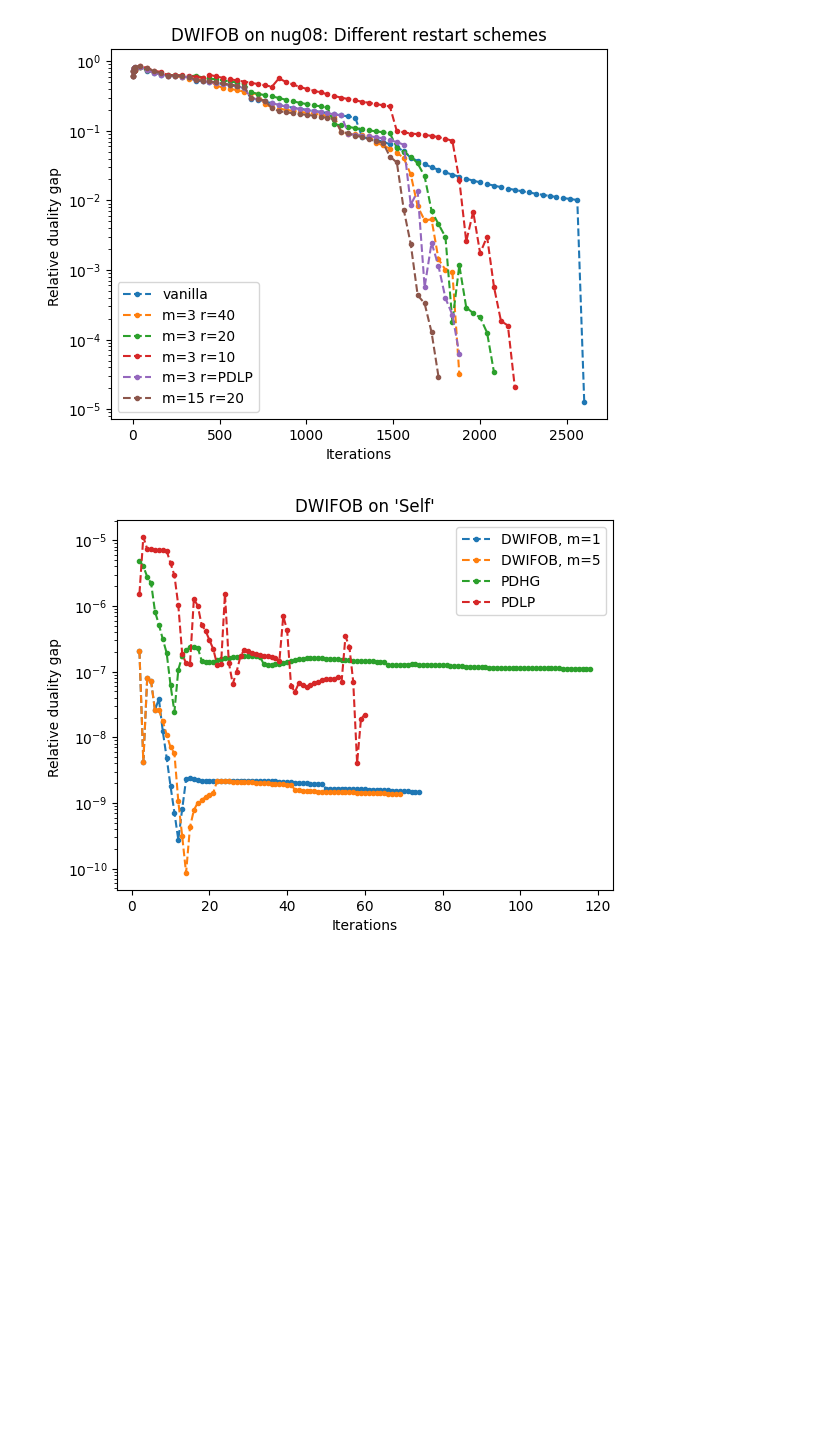
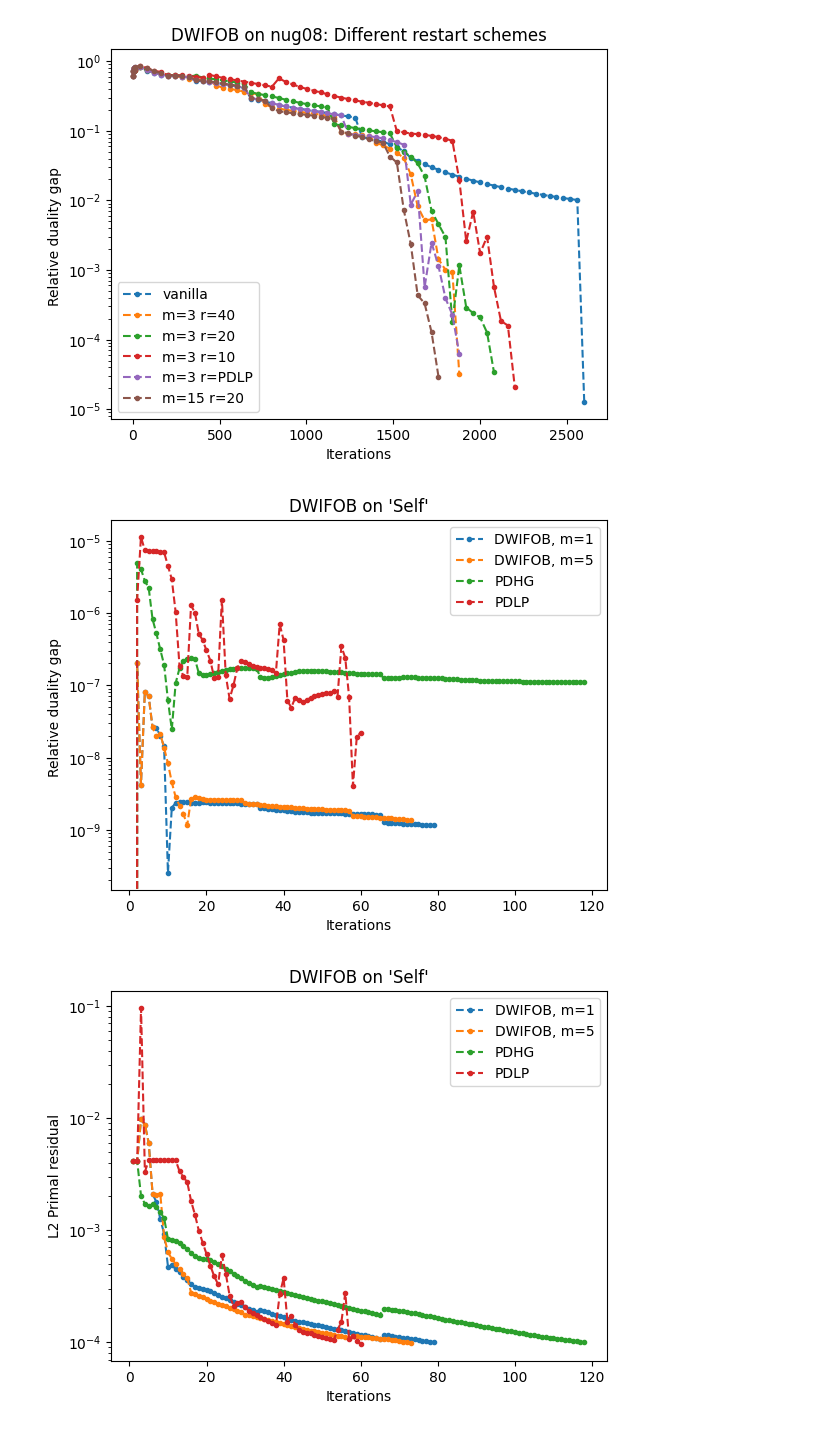
Before and after one commit to TheodorAT/MasterThesis, a Jupyter notebook: scripts/plot_convergences.ipynb, the cells around one changed output. Drawn from its saved outputs; the diff is of its cells as text; code cells hidden in the pictures; blank space fills up the shorter version.

Commit message:
Added primal and dual feasibility to saved convergence data.

```diff
--- a/scripts/plot_convergences.ipynb
+++ b/scripts/plot_convergences.ipynb
@@ -234,21 +238,43 @@ plt.legend();
 # %% [output]
 [figure]
 # %%
-# Comparing different restart schemes:
 dwifob_self_solve_m1 = plot_info_self_1e4["self_dwifob_org_+primal_weight_restart=40_1e-4_m=1"]
 dwifob_self_solve_m5 = plot_info_self_1e4["self_dwifob_org_+primal_weight_restart=40_1e-4_m=5"]
 pdgh_self_solve = plot_info_self_1e4["self_baseline_pdhg_1e-4"]
 pdlp_self_solve = plot_info_self_1e4["self_baseline_+step_size_1e-4"]
 
-plt.plot(dwifob_self_solve_m1["iterations"][1:], dwifob_self_solve_m1["rel_duality_gap"][1:], ".--", label="DWIFOB, m=1")
-plt.plot(dwifob_self_solve_m5["iterations"][1:], dwifob_self_solve_m5["rel_duality_gap"][1:], ".--", label="DWIFOB, m=5")
-plt.plot(pdgh_self_solve["iterations"][1:], pdgh_self_solve["rel_duality_gap"][1:], ".--", label="PDHG")
-plt.plot(pdlp_self_solve["iterations"][1:], pdlp_self_solve["rel_duality_gap"][1:], ".--", label="PDLP")
+plt.plot(dwifob_self_solve_m1["iterations"], dwifob_self_solve_m1["rel_duality_gap"], ".--", label="DWIFOB, m=1")
+plt.plot(dwifob_self_solve_m5["iterations"], dwifob_self_solve_m5["rel_duality_gap"], ".--", label="DWIFOB, m=5")
+plt.plot(pdgh_self_solve["iterations"], pdgh_self_solve["rel_duality_gap"], ".--", label="PDHG")
+plt.plot(pdlp_self_solve["iterations"], pdlp_self_solve["rel_duality_gap"], ".--", label="PDLP")
 
 plt.xlabel("Iterations")
 plt.ylabel("Relative duality gap ")
 plt.yscale('log')
 plt.title("DWIFOB on 'Self'")
 plt.legend();
+
+plt.figure()
+plt.plot(dwifob_self_solve_m1["iterations"], dwifob_self_solve_m1["l2_primal_residual"], ".--", label="DWIFOB, m=1")
+plt.plot(dwifob_self_solve_m5["iterations"], dwifob_self_solve_m5["l2_primal_residual"], ".--", label="DWIFOB, m=5")
+plt.plot(pdgh_self_solve["iterations"], pdgh_self_solve["l2_primal_residual"], ".--", label="PDHG")
+plt.plot(pdlp_self_solve["iterations"], pdlp_self_solve["l2_primal_residual"], ".--", label="PDLP")
+plt.xlabel("Iterations")
+plt.ylabel("L2 Primal residual")
+plt.yscale('log')
+plt.title("DWIFOB on 'Self'")
+plt.legend();
+
+plt.figure()
+plt.plot(dwifob_self_solve_m1["iterations"], dwifob_self_solve_m1["l2_dual_residual"], ".--", label="DWIFOB, m=1")
+plt.plot(dwifob_self_solve_m5["iterations"], dwifob_self_solve_m5["l2_dual_residual"], ".--", label="DWIFOB, m=5")
+plt.plot(pdgh_self_solve["iterations"], pdgh_self_solve["l2_dual_residual"], ".--", label="PDHG")
+plt.plot(pdlp_self_solve["iterations"], pdlp_self_solve["l2_dual_residual"], ".--", label="PDLP")
+plt.xlabel("Iterations")
+plt.ylabel("L2 Dual residual")
+plt.yscale('log')
+plt.title("DWIFOB on 'Self'")
+plt.legend();
 # %% [output]
-[figure, old version]
+[figure, new version]
+[figure, added]
```
Also changed, not shown: parts of 2 cells of this notebook, 4 other files.
